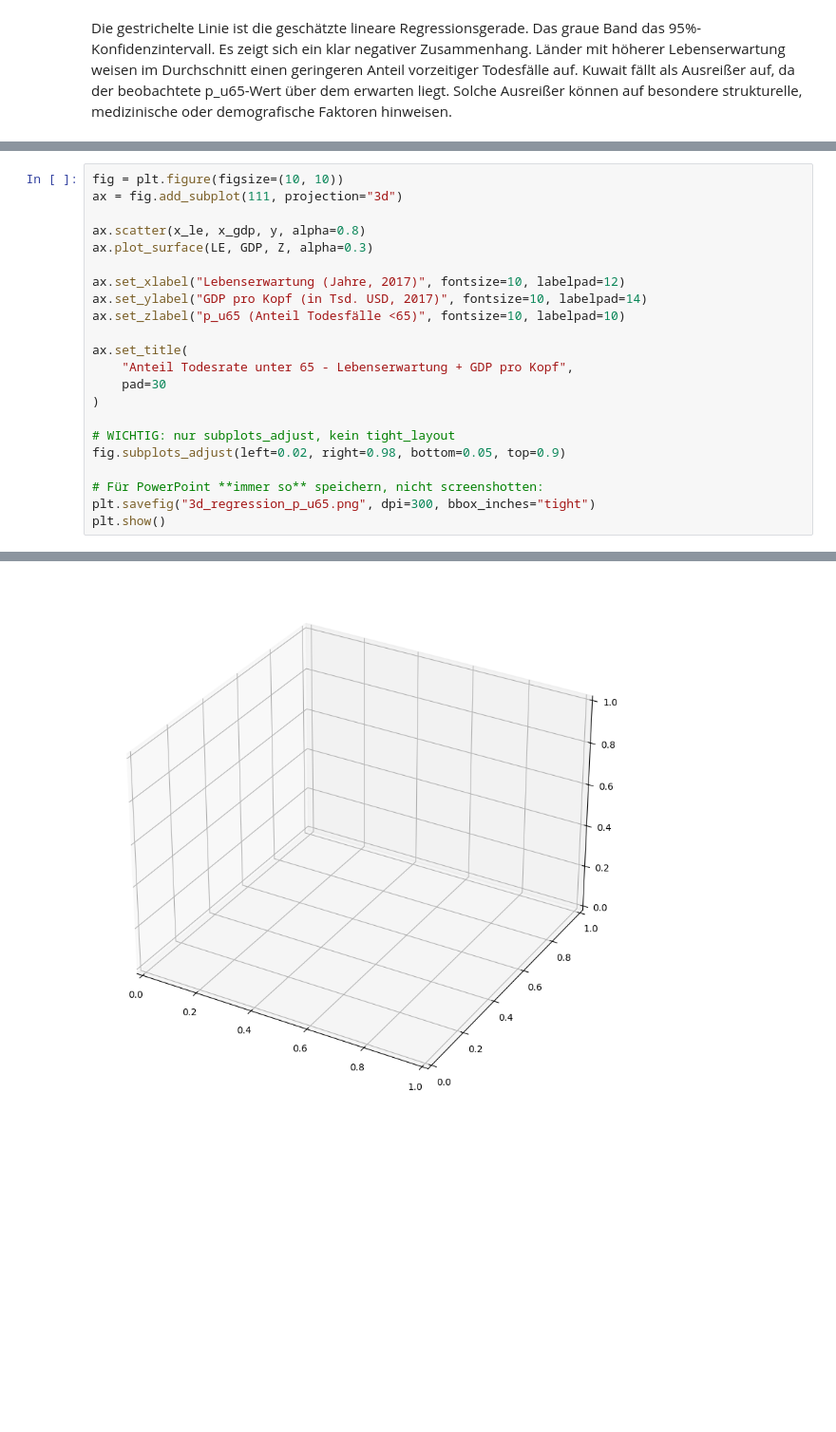
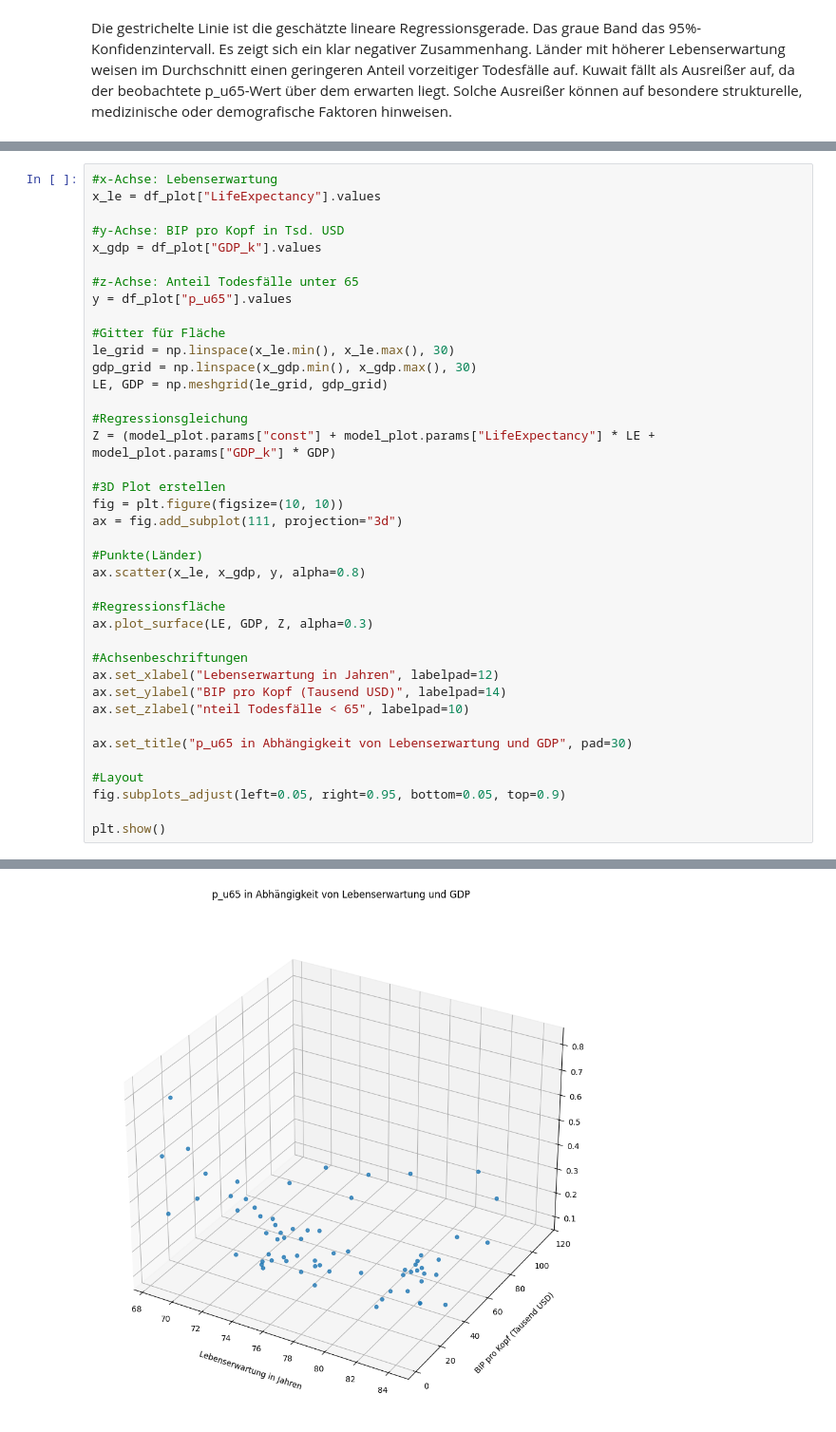
Before and after one commit to ihringerlinus/WHO_Mortality_Database, a Jupyter notebook: Premature_Mortality.ipynb, the cells around one changed output, grey strips where cells are left out. Shown at 95% size. Drawn from its saved outputs; the diff is of its cells as text; blank space fills up the shorter version.

```diff
--- a/Premature_Mortality.ipynb
+++ b/Premature_Mortality.ipynb
@@ -948,25 +979,42 @@ Notes:
 [2] The condition number is large, 2.09e+03. This might indicate that there are
 strong multicollinearity or other numerical problems.
 # %%
+#x-Achse: Lebenserwartung
+x_le = df_plot["LifeExpectancy"].values
+
+#y-Achse: BIP pro Kopf in Tsd. USD
+x_gdp = df_plot["GDP_k"].values
+
+#z-Achse: Anteil Todesfälle unter 65
+y = df_plot["p_u65"].values
+
+#Gitter für Fläche
+le_grid = np.linspace(x_le.min(), x_le.max(), 30)
+gdp_grid = np.linspace(x_gdp.min(), x_gdp.max(), 30)
+LE, GDP = np.meshgrid(le_grid, gdp_grid)
+
+#Regressionsgleichung
+Z = (model_plot.params["const"] + model_plot.params["LifeExpectancy"] * LE + model_plot.params["GDP_k"] * GDP)
+
+#3D Plot erstellen
 fig = plt.figure(figsize=(10, 10))
 ax = fig.add_subplot(111, projection="3d")
 
+#Punkte(Länder)
 ax.scatter(x_le, x_gdp, y, alpha=0.8)
+
+#Regressionsfläche
 ax.plot_surface(LE, GDP, Z, alpha=0.3)
 
-ax.set_xlabel("Lebenserwartung (Jahre, 2017)", fontsize=10, labelpad=12)
-ax.set_ylabel("GDP pro Kopf (in Tsd. USD, 2017)", fontsize=10, labelpad=14)
-ax.set_zlabel("p_u65 (Anteil Todesfälle <65)", fontsize=10, labelpad=10)
+#Achsenbeschriftungen
+ax.set_xlabel("Lebenserwartung in Jahren", labelpad=12)
+ax.set_ylabel("BIP pro Kopf (Tausend USD)", labelpad=14)
+ax.set_zlabel("nteil Todesfälle < 65", labelpad=10)
 
-ax.set_title(
-    "Anteil Todesrate unter 65 - Lebenserwartung + GDP pro Kopf",
-    pad=30
-)
+ax.set_title("p_u65 in Abhängigkeit von Lebenserwartung und GDP", pad=30)
 
-# WICHTIG: nur subplots_adjust, kein tight_layout
-fig.subplots_adjust(left=0.02, right=0.98, bottom=0.05, top=0.9)
+#Layout
+fig.subplots_adjust(left=0.05, right=0.95, bottom=0.05, top=0.9)
 
-# Für PowerPoint **immer so** speichern, nicht screenshotten:
-plt.savefig("3d_regression_p_u65.png", dpi=300, bbox_inches="tight")
 plt.show()
 # %% [output]
@@ -974 +1021 @@ NameError: name 'x_le' is not defined
-[figure, old version]
+[figure, new version]
```
Also changed, not shown: parts of 23 cells of this notebook.
